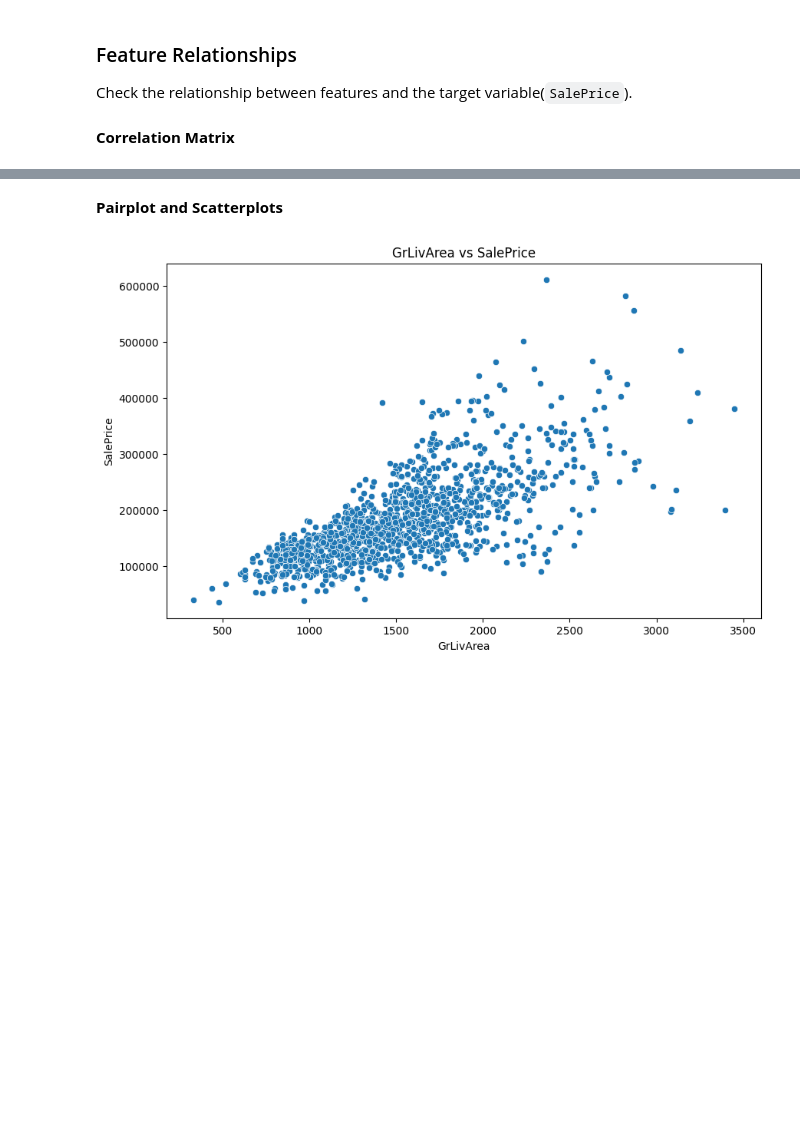
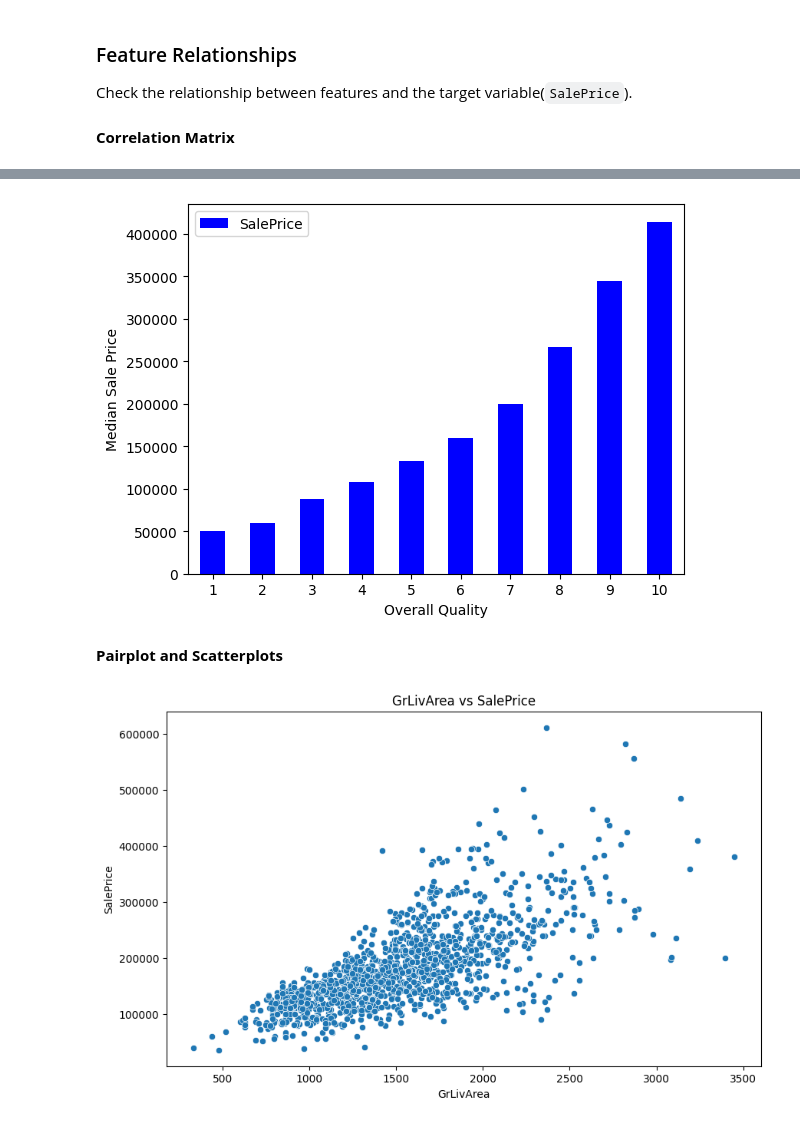
Before and after one commit to lucas6028/house-prices, a Jupyter notebook: HousePrices.ipynb, the cells around one changed output, grey strips where cells are left out. Drawn from its saved outputs; the diff is of its cells as text; code cells hidden in the pictures; blank space fills up the shorter version.

```diff
--- a/HousePrices.ipynb
+++ b/HousePrices.ipynb
@@ -471,3 +470,12 @@ plt.show()
+# %%
+quality_pivot = train.pivot_table(index='OverallQual', values='SalePrice', aggfunc=np.median)
+quality_pivot.plot(kind='bar', color='blue')
+plt.xlabel('Overall Quality')
+plt.ylabel('Median Sale Price')
+plt.xticks(rotation=0)
+plt.show()
+# %% [output]
+[figure, added]
 # %% [markdown]
 **Pairplot and Scatterplots**
 # %%
```
Also changed, not shown: parts of 2 cells of this notebook.
